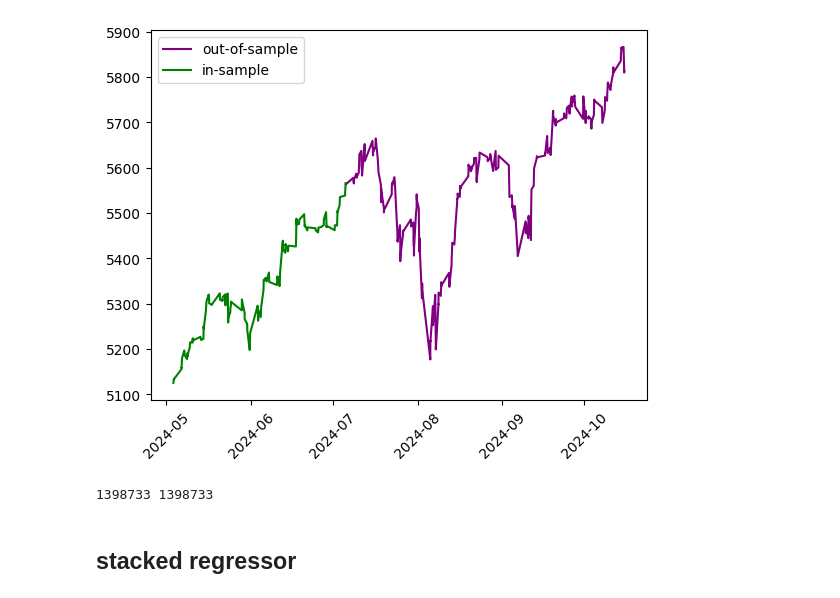
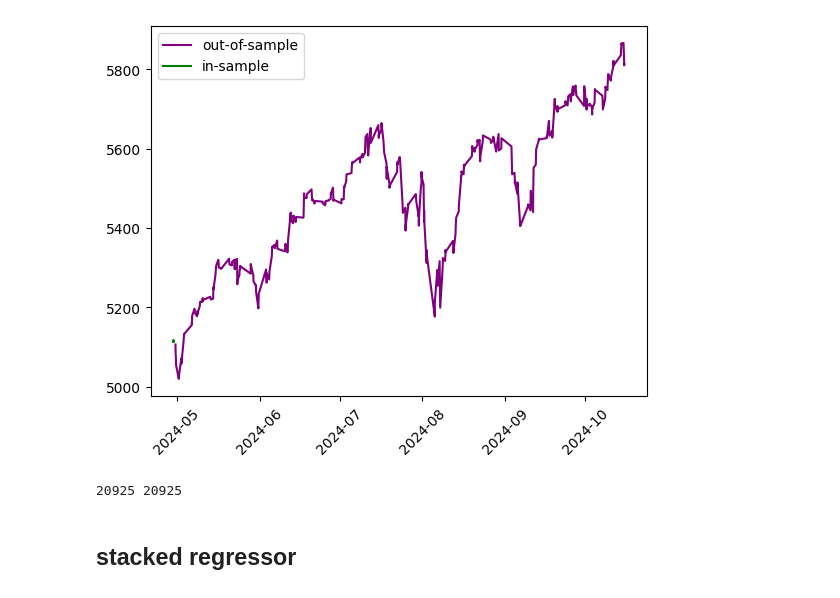
Before and after one commit to boomelage/machine-learning-option-pricing, a Jupyter notebook: stacked_regressor_test.ipynb, the cells around one changed output. Drawn from its saved outputs; the diff is of its cells as text; code cells hidden in the pictures.

```diff
--- a/stacked_regressor_test.ipynb
+++ b/stacked_regressor_test.ipynb
@@ -38,30 +38,30 @@ Fri Nov  1 12:33:35 2024
 # %%
 dates = pd.Series(np.sort(dataset['calculation_date'].unique()))
-development_dates = dates[:len(dates)//3]
+development_dates = dates[:len(dates)//3][:10]
 # development_dates = dates[dates<=pd.Timestamp(2008,9,1)]
 test_dates = dates[~dates.isin(development_dates)]
 train_data = dataset[dataset['calculation_date'].isin(development_dates)]
 test_data = dataset[dataset['calculation_date'].isin(test_dates)]
 
 train_plot = train_data[['calculation_date','spot_price']].copy().set_index('calculation_date').drop_duplicates()
 test_plot = test_data[['calculation_date','spot_price']].copy().set_index('calculation_date').drop_duplicates()
 plt.figure()
 plt.xticks(rotation=45)
 plt.plot(test_plot,color='purple',label='out-of-sample')
 plt.plot(train_plot,color='green',label='in-sample')
 plt.legend()
 plt.show()
 arrs = trainer.get_train_test_arrays(
     train_data, test_data)
 train_X = arrs['train_X']
 train_y = arrs['train_y']
 test_X = arrs['test_X']
 test_y = arrs['test_y']
 preprocessor = trainer.preprocess()
 print(len(train_y),len(train_X))
 # %% [output]
-[figure, old version]
+[figure, new version]
-1398733 1398733
+20925 20925
 # %% [markdown]
 ## stacked regressor
 # %%
```
Also changed, not shown: parts of 6 cells of this notebook, 6 other files.
